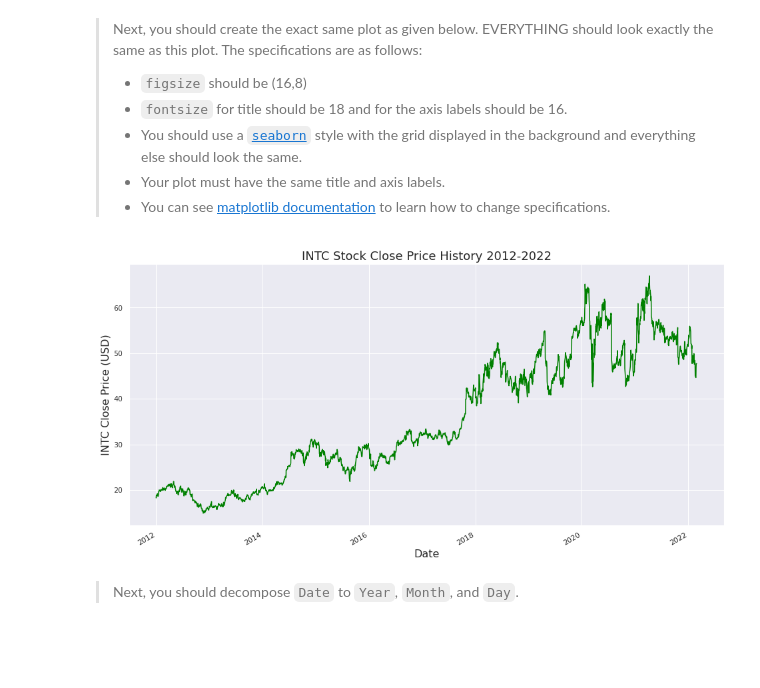
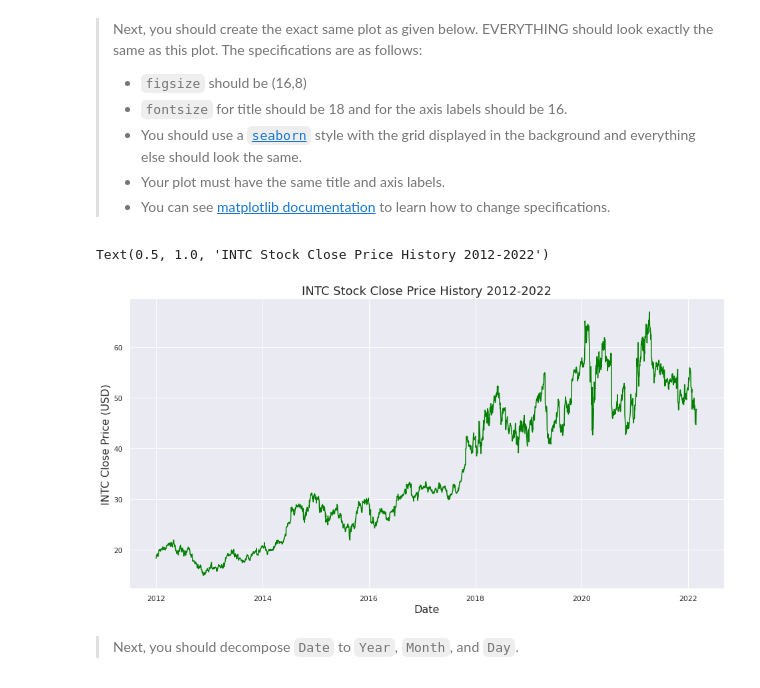
Before and after one commit to JacobEnochCMSC471/Machine_Learning_Assignments, a Jupyter notebook: Assignment_2/Enoch-A2.ipynb, the cells around one changed output. Saved outputs shown, nothing was run; the diff lists cells and outputs as text; code cells hidden in the pictures; blank space fills up the shorter version.

```diff
--- a/Assignment_2/Enoch-A2.ipynb
+++ b/Assignment_2/Enoch-A2.ipynb
@@ -141,24 +149,24 @@ df.head(10)
 # %%
 '''[10 points] Incomplete/incorrect plots get zero
 Generate the following plot. It should be EXACTLY the same!
 '''
-sns.set_theme()  # Sets the theme of the chart to be the default seaborn style
-
 title = 'INTC Stock Close Price History 2012-2022'  # Chart title
 title_font_size = 18
 label_font_size = 16
 x_axis = 'Date'  # The x-axis will have the dates of the instances being plotted
 y_axis = 'Close'  # The y-axis will have the closing price of the instances being plotted
 y_label = 'INTC Close Price (USD)'  # Label for y-axis
 x_label = 'Date'  # Label for x-axis
 
-chart = df.plot(x = x_axis, y = y_axis, figsize = (16, 8), color = 'green')  # Set default parameters for the chart
+plt.figure(figsize = (16,8))  # Set figsize for the chart
+chart = sns.lineplot(data = df, x = 'Date', y = 'Close', color = 'green')  # Seaborn style chart default params
+
 chart.set_xlabel(x_label, fontsize = label_font_size)  # Set the x label and font size
 chart.set_ylabel(y_label, fontsize = label_font_size)  # Set the y label and font size
 chart.set_title(title, fontsize = title_font_size)   # Set the title and font size
-chart.get_legend().remove()  # Remove the legend
 # %% [output]
+Text(0.5, 1.0, 'INTC Stock Close Price History 2012-2022')
-[figure, old version]
+[figure, new version]
 # %% [markdown]
 > Next, you should decompose `Date` to `Year`, `Month`, and `Day`.
 # %%
```
Also changed, not shown: parts of 9 cells of this notebook.
